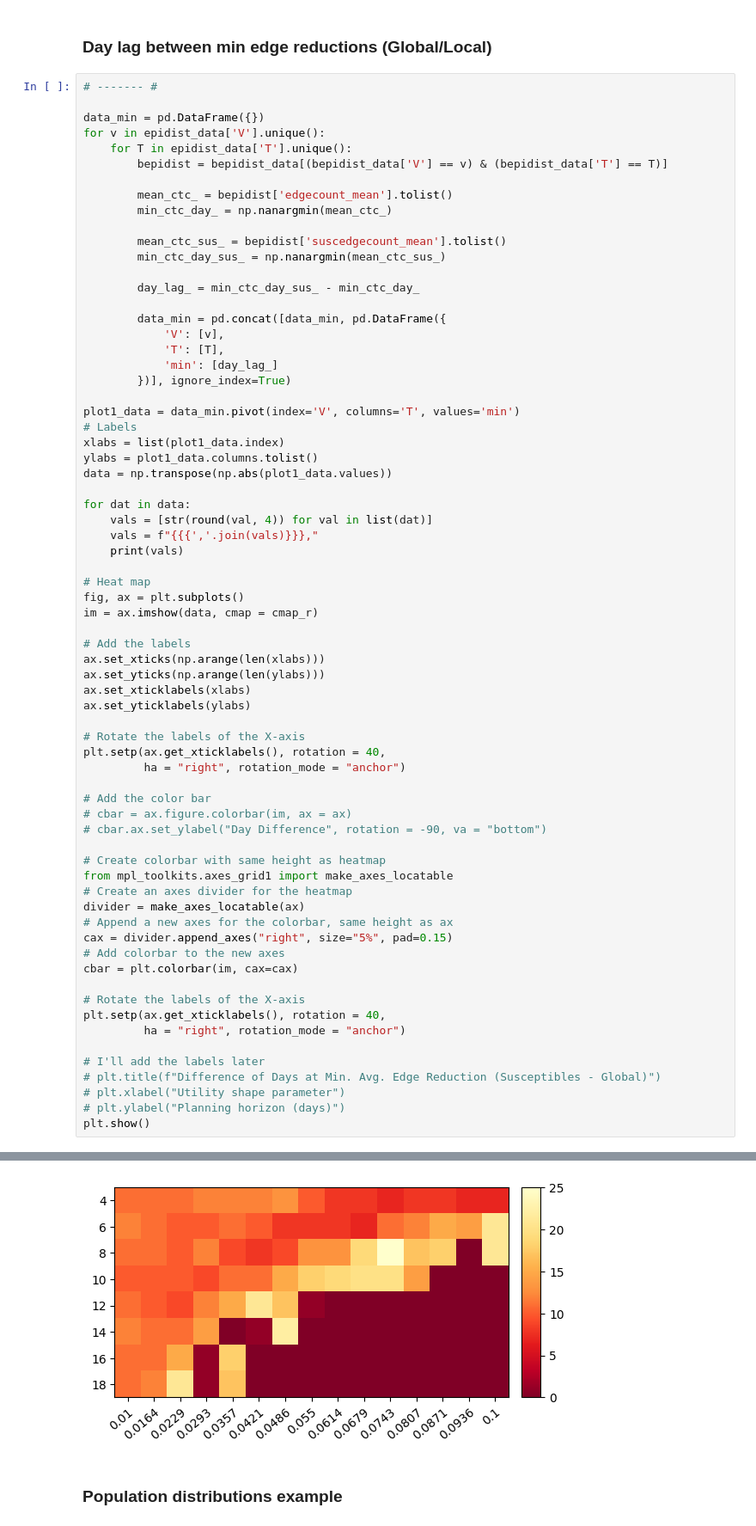
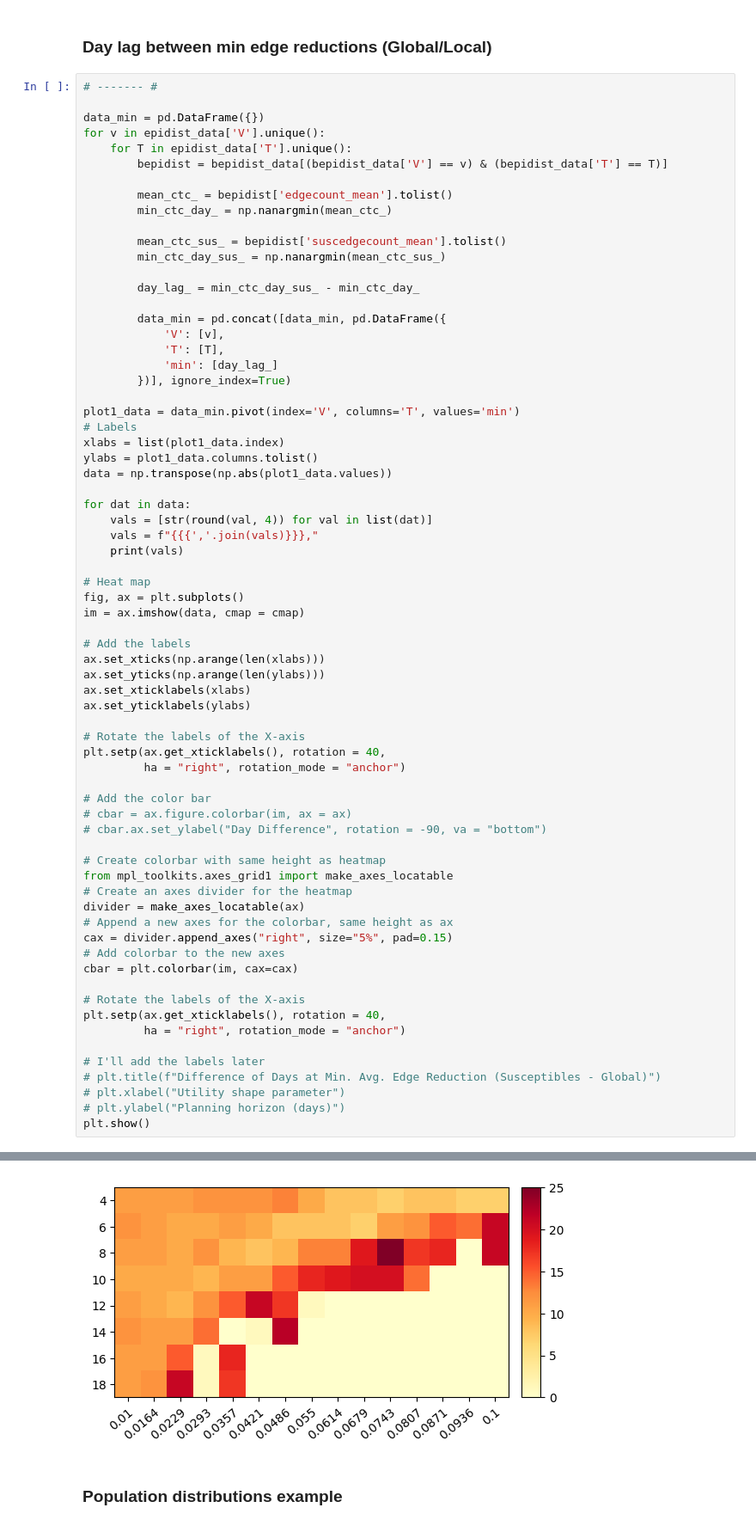
Before and after one commit to JimmyCalvoMonge/AdaptiveNetworks, a Jupyter notebook: network_experiments.ipynb, the cells around one changed output, grey strips where cells are left out. Shown at 86% size. Saved outputs shown, nothing was run; the diff lists cells and outputs as text.

```diff
--- a/network_experiments.ipynb
+++ b/network_experiments.ipynb
@@ -350,7 +350,7 @@ for dat in data:
 
 # Heat map
 fig, ax = plt.subplots()
-im = ax.imshow(data, cmap = cmap_r)
+im = ax.imshow(data, cmap = cmap)
 
 # Add the labels
 ax.set_xticks(np.arange(len(xlabs)))
@@ -366,34 +366,34 @@ plt.setp(ax.get_xticklabels(), rotation = 40,
 # cbar = ax.figure.colorbar(im, ax = ax)
 # cbar.ax.set_ylabel("Day Difference", rotation = -90, va = "bottom")
 
 # Create colorbar with same height as heatmap
 from mpl_toolkits.axes_grid1 import make_axes_locatable
 # Create an axes divider for the heatmap
 divider = make_axes_locatable(ax)
 # Append a new axes for the colorbar, same height as ax
 cax = divider.append_axes("right", size="5%", pad=0.15)
 # Add colorbar to the new axes
 cbar = plt.colorbar(im, cax=cax)
 
 # Rotate the labels of the X-axis
 plt.setp(ax.get_xticklabels(), rotation = 40,
          ha = "right", rotation_mode = "anchor")
 
 # I'll add the labels later
 # plt.title(f"Difference of Days at Min. Avg. Edge Reduction (Susceptibles - Global)")
 # plt.xlabel("Utility shape parameter")
 # plt.ylabel("Planning horizon (days)")
 plt.show()
 # %% [output]
 {11,11,11,12,12,12,13,10,8,8,7,8,8,7,7},
 {12,11,10,10,11,10,8,8,8,7,11,12,15,14,21},
 {11,11,10,12,9,8,9,13,13,19,25,17,18,0,21},
 {10,10,10,9,11,11,15,18,19,20,20,14,0,0,0},
 {11,10,9,12,15,21,17,1,0,0,0,0,0,0,0},
 {12,11,11,14,0,1,22,0,0,0,0,0,0,0,0},
 {11,11,15,1,18,0,0,0,0,0,0,0,0,0,0},
 {11,12,21,1,17,0,0,0,0,0,0,0,0,0,0},
-[figure, old version]
+[figure, new version]
 # %% [markdown]
 ### Population distributions example
 # %%
```
Also changed, not shown: parts of 5 cells of this notebook, 2 other files.
